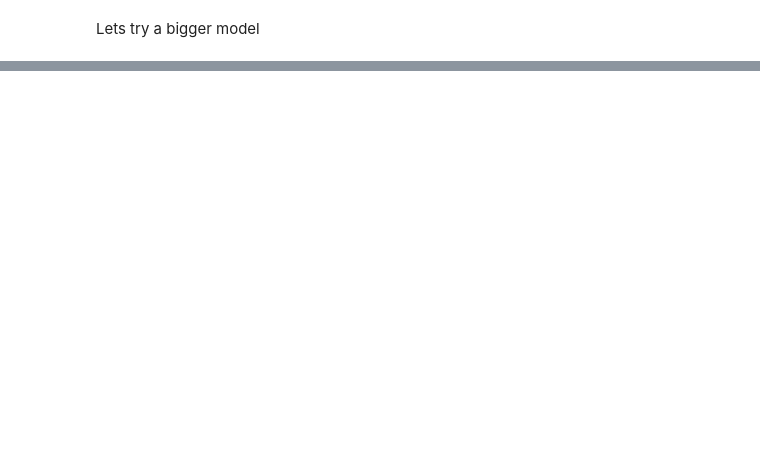
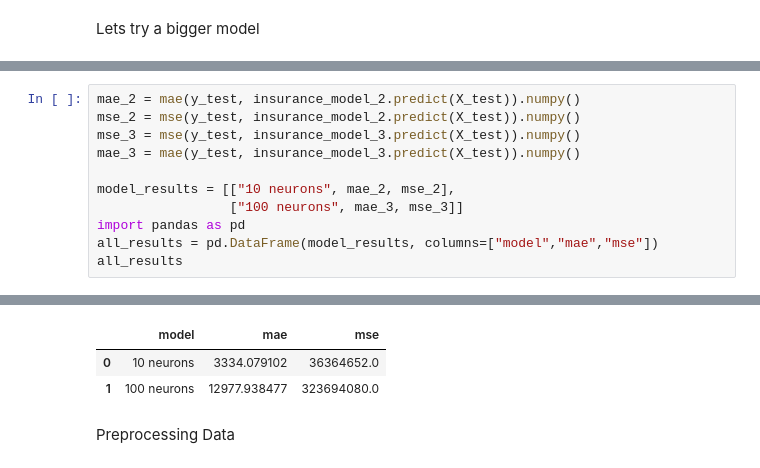
Before and after one commit to hubixr/Tensorflow, a Jupyter notebook: tensorflow_regression/nn2.ipynb, the cells around one changed output, grey strips where cells are left out. Drawn from its saved outputs; the diff is of its cells as text; blank space fills up the shorter version.

```diff
--- a/tensorflow_regression/nn2.ipynb
+++ b/tensorflow_regression/nn2.ipynb
@@ -748,0 +791,12 @@ Text(0.5, 0, 'epochs')
+# %%
+mae_2 = mae(y_test, insurance_model_2.predict(X_test)).numpy()
+mse_2 = mse(y_test, insurance_model_2.predict(X_test)).numpy()
+mse_3 = mse(y_test, insurance_model_3.predict(X_test)).numpy()
+mae_3 = mae(y_test, insurance_model_3.predict(X_test)).numpy()
+
+model_results = [["10 neurons", mae_2, mse_2],
+                 ["100 neurons", mae_3, mse_3]]
+import pandas as pd
+all_results = pd.DataFrame(model_results, columns=["model","mae","mse"])
+all_results
+# %% [output]
@@ -748,0 +807,5 @@ Text(0.5, 0, 'epochs')
+|  | model | mae | mse |
+| 0 | 10 neurons | 3334.079102 | 36364652.0 |
+| 1 | 100 neurons | 12977.938477 | 323694080.0 |
+# %% [markdown]
+Preprocessing Data
```
Also changed, not shown: parts of 29 cells of this notebook, 1 other file.
